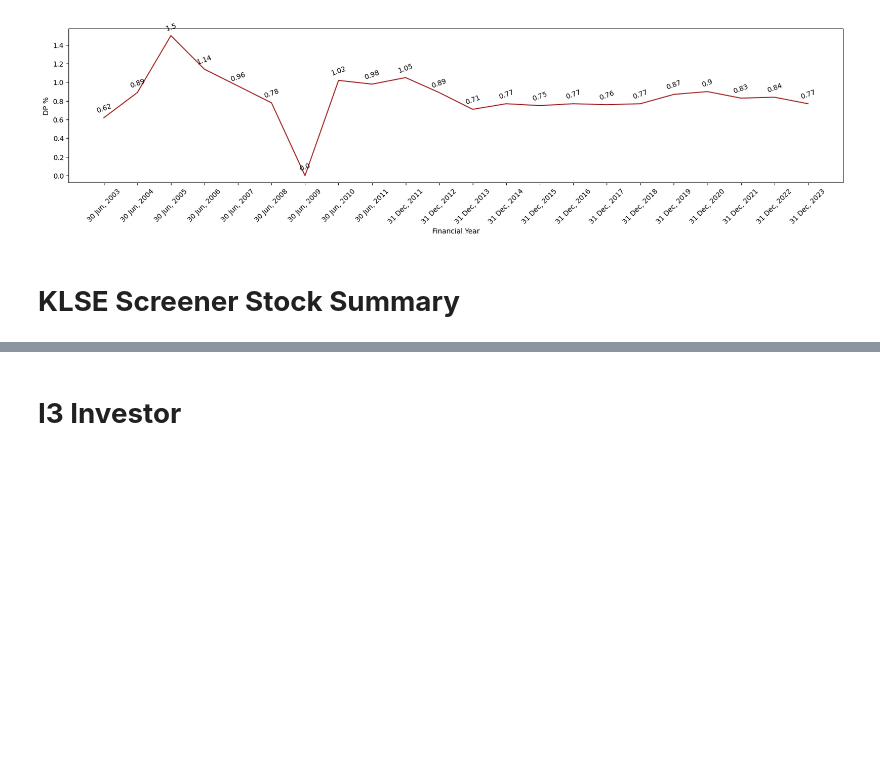
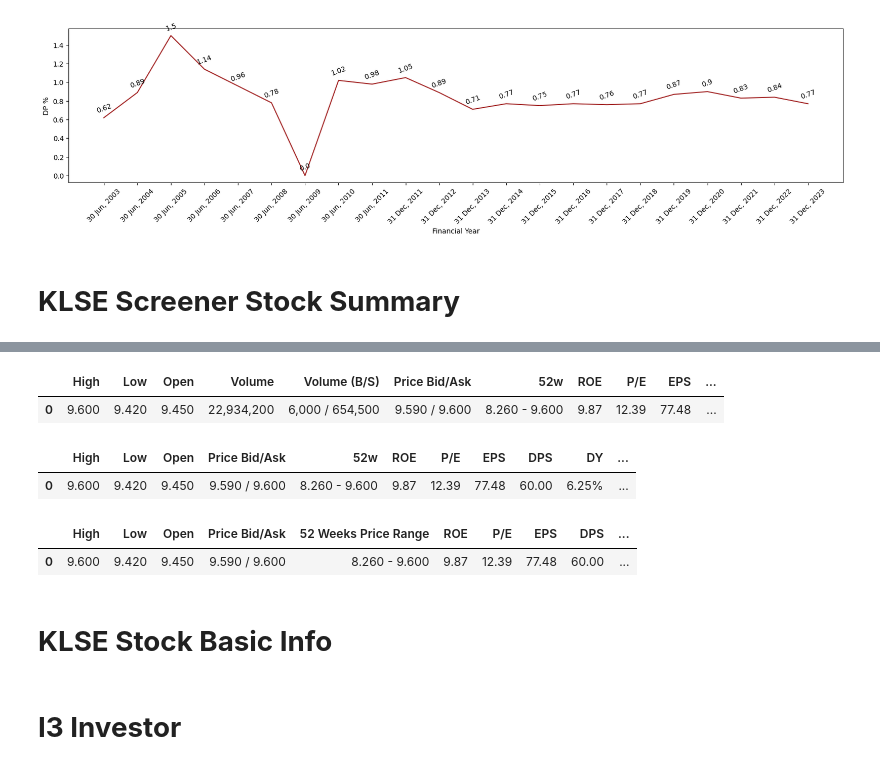
Before and after one commit to yeesem/Web-Scraping, a Jupyter notebook: Web_Scraping_KLSE_SCREENER.ipynb, the cells around one changed output, grey strips where cells are left out. Cells and saved outputs as stored; diff of their text form; code cells hidden in the pictures; blank space fills up the shorter version.

```diff
--- a/Web_Scraping_KLSE_SCREENER.ipynb
+++ b/Web_Scraping_KLSE_SCREENER.ipynb
@@ -415,0 +474,15 @@ titles = table.find_all("tr")
+# %%
+stock_info = stock_info.transpose()
+
+stock_info
+# %% [output]
+|  | High | Low | Open | Volume | Volume (B/S) | Price Bid/Ask | 52w | ROE | P/E | EPS | ... |
+| 0 | 9.600 | 9.420 | 9.450 | 22,934,200 | 6,000 / 654,500 | 9.590 / 9.600 | 8.260 - 9.600 | 9.87 | 12.39 | 77.48 | ... |
+# %%
+drop_col = ["Volume (B/S)","RPS","Volume"]
+stock_info.drop(drop_col,axis = 1,inplace = True)
+
+stock_info
+# %% [output]
+|  | High | Low | Open | Price Bid/Ask | 52w | ROE | P/E | EPS | DPS | DY | ... |
+| 0 | 9.600 | 9.420 | 9.450 | 9.590 / 9.600 | 8.260 - 9.600 | 9.87 | 12.39 | 77.48 | 60.00 | 6.25% | ... |
@@ -416,3 +491,10 @@ titles = table.find_all("tr")
+# %%
+stock_info
+# %% [output]
+|  | High | Low | Open | Price Bid/Ask | 52 Weeks Price Range | ROE | P/E | EPS | DPS | ... |
+| 0 | 9.600 | 9.420 | 9.450 | 9.590 / 9.600 | 8.260 - 9.600 | 9.87 | 12.39 | 77.48 | 60.00 | ... |
+# %% [markdown]
+# **KLSE Stock Basic Info**
 # %% [markdown]
 # **I3 Investor**
 # %%
```
Also changed, not shown: parts of 8 cells of this notebook.
